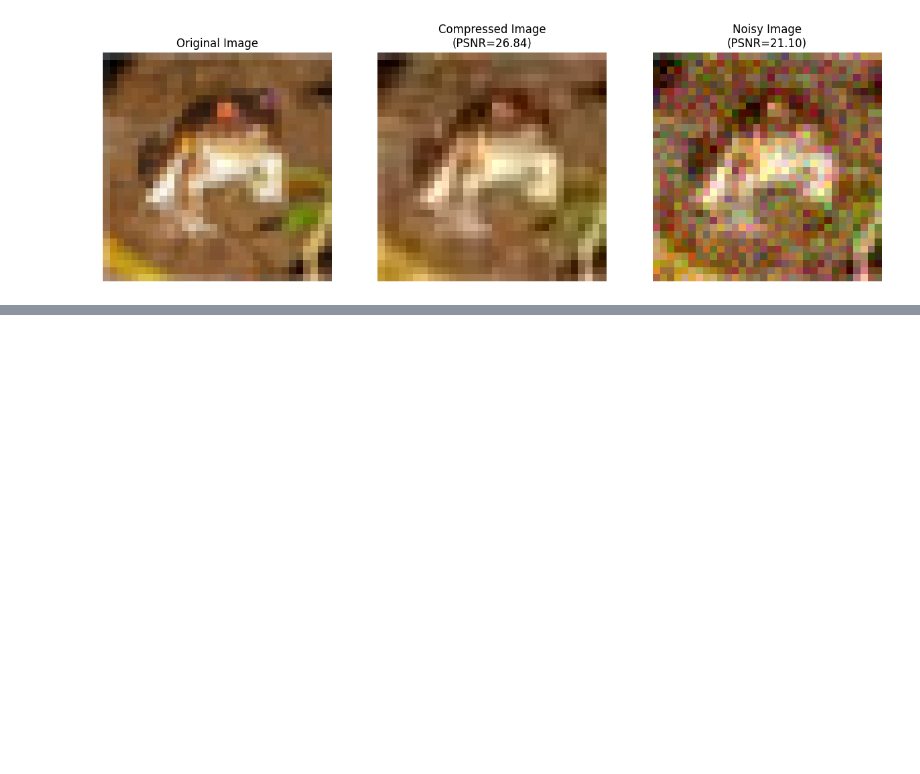
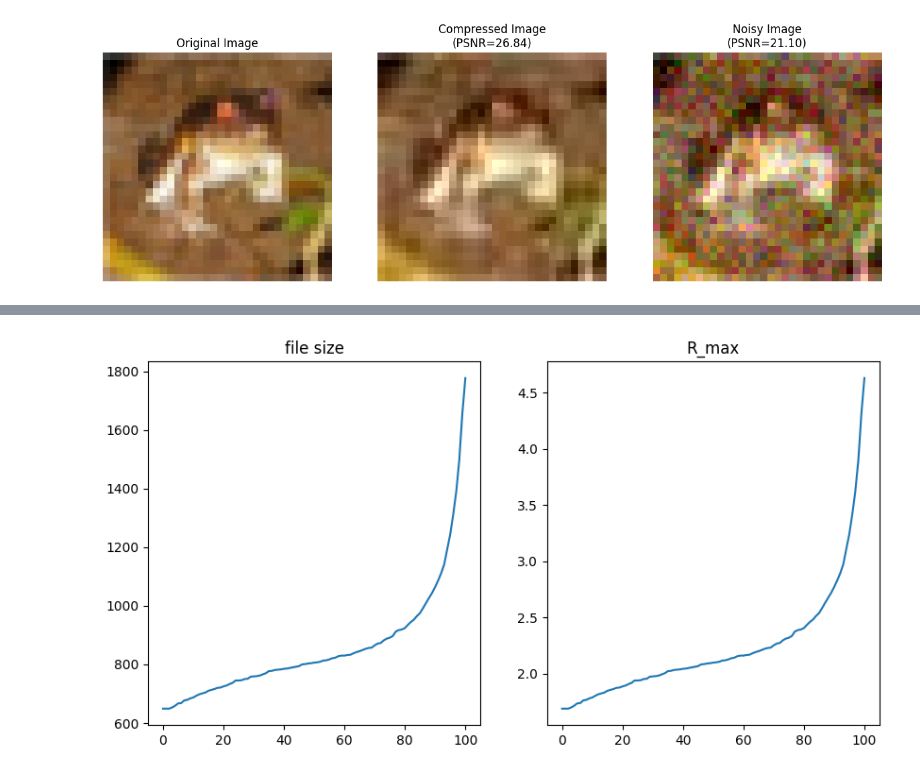
Before and after one commit to Omi031/DeepJSCC_for_Wireless_Image_Transmission, a Jupyter notebook: JPEG.ipynb, the cells around one changed output, grey strips where cells are left out. Drawn from its saved outputs; the diff is of its cells as text; code cells hidden in the pictures; blank space fills up the shorter version.

```diff
--- a/JPEG.ipynb
+++ b/JPEG.ipynb
@@ -235,0 +353,12 @@ plt.show()
+# %%
+(_, _), (org_img, _) = datasets.cifar10.load_data()
+opg_img = org_img[:100]
+
+n = 32*32*3
+
+DIR = 'images'
+os.makedirs(DIR, exist_ok=True)
+img = Image.fromarray(org_img[0])
+img.save(f'{DIR}/org_img.bmp')
+for i in range(101):
+  img.save(f'{DIR}/quality_{i}.jpeg', format='JPEG', quality=i)
@@ -235,0 +369,6 @@ plt.show()
+# %%
+file_size = []
+for i in range(101):
+  file_size.append(os.path.getsize(f'{DIR}/quality_{i}.jpeg'))
+
+R_max = [file_size/n*8 for file_size in file_size]
@@ -235,0 +385,12 @@ plt.show()
+# %%
+# 結果の表示
+fig, axes = plt.subplots(1, 2, figsize=(10, 5))
+axes[0].plot(file_size)
+axes[0].set_title('file size')
+
+axes[1].plot(R_max)
+axes[1].set_title('R_max')
+
+plt.show()
+# %% [output]
+[figure, added]
```
Also changed, not shown: parts of 12 cells of this notebook, 3 other files.
